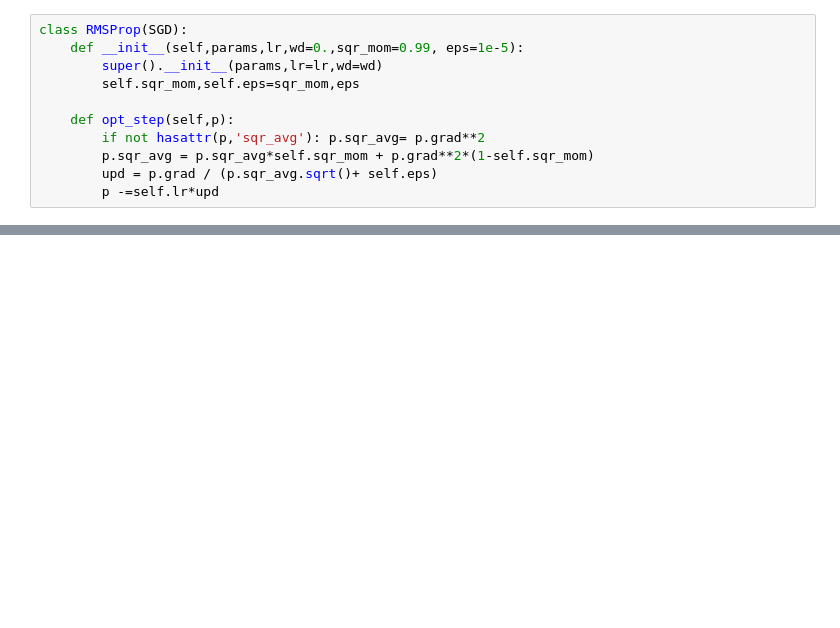
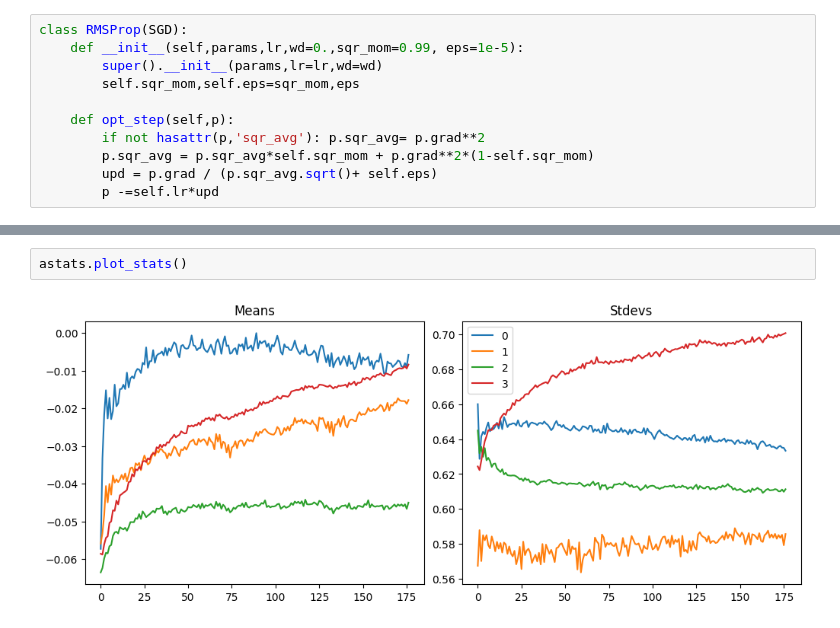
Before and after one commit to mtm-007/Deep-Learing-from-the-foundation-and-GEN_AI, a Jupyter notebook: accel_sgd.ipynb, the cells around one changed output, grey strips where cells are left out. Drawn from its saved outputs; the diff is of its cells as text; blank space fills up the shorter version.

```diff
--- a/accel_sgd.ipynb
+++ b/accel_sgd.ipynb
@@ -179,0 +220,4 @@ Wall time: 50.1 s
+# %%
+astats.plot_stats()
+# %% [output]
+[figure, added]
```
Also changed, not shown: parts of 9 cells of this notebook.
